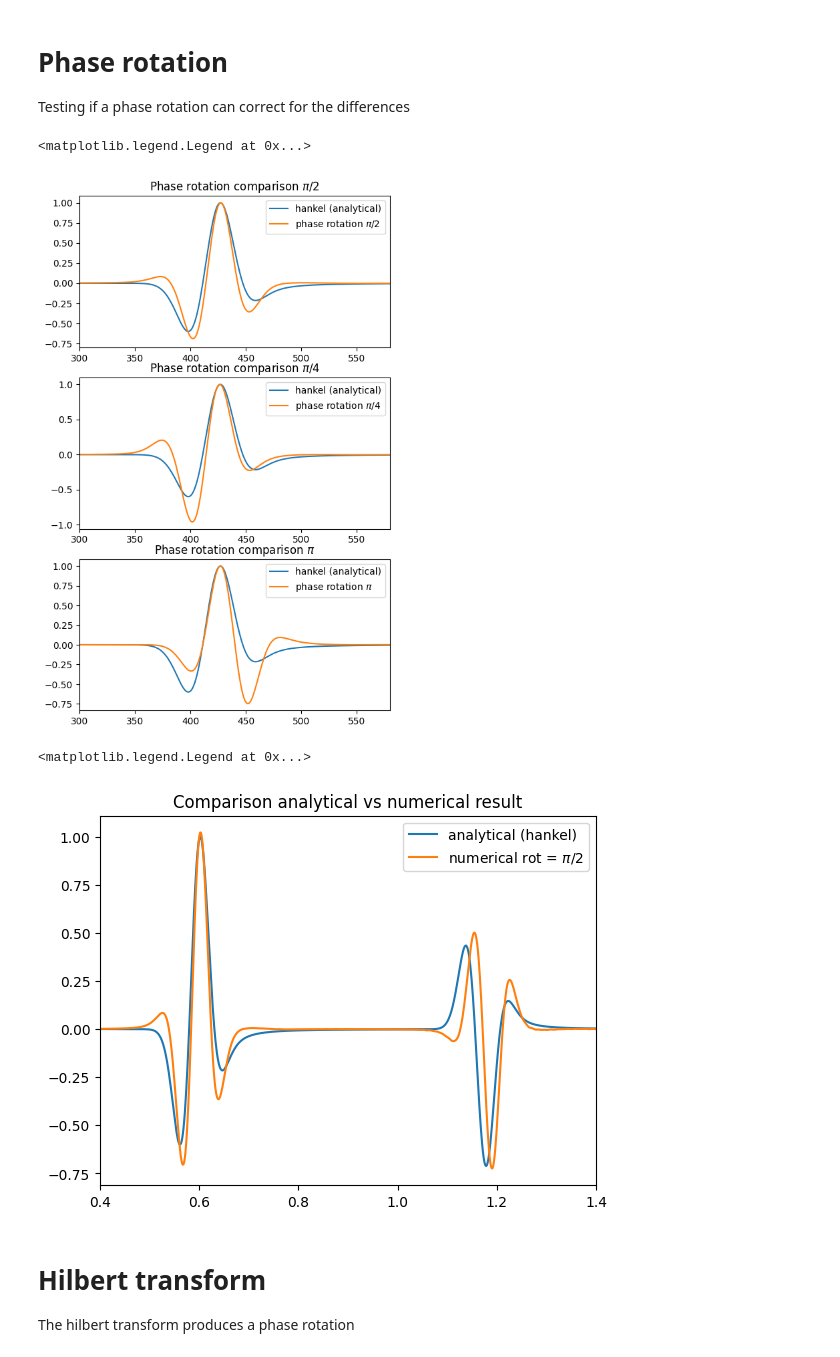
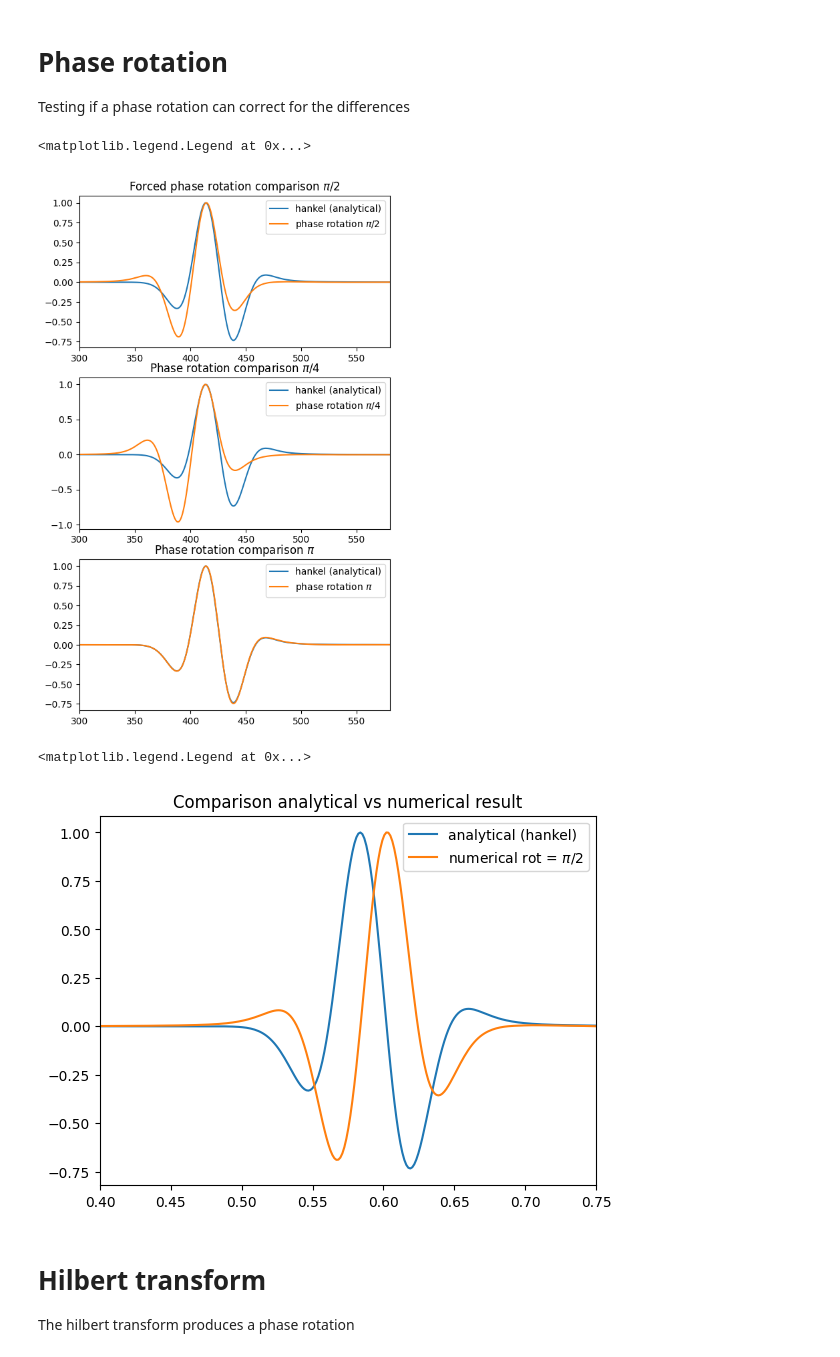
Before and after one commit to vcabiativapico/codes_py_PhD, a Jupyter notebook: Solution_analytique_Hankel/hankel_notebook-Copy1.ipynb, the cells around one changed output. Cells and saved outputs as stored; diff of their text form; code cells hidden in the pictures.

```diff
--- a/Solution_analytique_Hankel/hankel_notebook-Copy1.ipynb
+++ b/Solution_analytique_Hankel/hankel_notebook-Copy1.ipynb
@@ -115,7 +116,7 @@ plot_table(inp_flat.T,'Velocity model')
 # %%
 # Read the shot gathers from numerical modelling
 # Reads the data according to the parameters
-if dt == 1.41e-3:
+if sel == 0:
     '''for dt = 1.41e-3'''
     fl3 = 'input/dt141_t1_obs_000301.dat'
     inp3 = readbin(fl3, no, nt)
@@ -162,7 +163,9 @@ def defwsrc(fmax, dt, lent):
 
 # Parameters of the analytical source wavelet
 fmax = 25
-wsrc = defwsrc(fmax, dt,nt-nws)  # lengthen wavelet
+nt2 = nt - (nws-1) / 2
+nt_len = int((nt2+1) * 2)
+wsrc = defwsrc(fmax, dt,nt_len - nws+1)  # lengthen wavelet to nt of the numerical solution
 wsrc_org = defwsrc(fmax, dt,0) # original wavelet
 
 
@@ -234,7 +246,7 @@ def hankel_wave_prop(d_src, d_rec, delta_v):
     hk = np.zeros((nf),dtype='complex')
 
     for ix in tqdm(range(0,nx)):
-        for iz in range(51,99):
+        for iz in range(51,99+1):
             hk += (1j / 4. * hankel1(0., d_src[ix, iz] * -aw2 / v0)) * delta_v[ix, iz]\
                     * (1j / 4. * hankel1(0., d_rec[ix, iz] * -aw2 / v0))
     return hk
@@ -261,9 +273,9 @@ $$\delta_p (s,r,\omega) = \cancel{(i \omega)²}  S(\omega) \ hk $$
 %%time
 wsrcf = np.fft.fft(wsrc)
 
-dp_f = hk * wsrcf * -(aw2**2)
+# dp_f = hk * wsrcf * -(aw2**2)
 
-# dp_f = hk * wsrcf
+dp_f = hk * wsrcf * (1j*aw2)**3
 
 dp_t = np.real(np.fft.ifft(dp_f))
 # %% [output]
@@ -398,7 +422,7 @@ fig, (ax1, ax2,ax3) = plt.subplots(nrows=3, ncols=1,
 # ax1 = plt.subplot(311)
 ax1.plot(dp_t_corr, label='hankel (analytical)')
 ax1.plot(tr_ph90_fit, label='phase rotation $\pi/2$')
-ax1.set_title('Phase rotation comparison $\pi/2$')
+ax1.set_title('Forced phase rotation comparison $\pi/2$')
 ax1.set_xlim(300,580)
 # ax1.set_xlim(0,1100)
 ax1.legend()
@@ -422,21 +446,21 @@ ax3.set_xlim(300,580)
 ax3.legend()
 # %% [output]
 <matplotlib.legend.Legend at 0x...>
-[figure, old version]
+[figure, new version]
 # %%
 # # Calculating the right time
 '''Calculates actual times according to wavelet after phase rotation'''
-tr3_norm = normalize(-tr3)
+
 t = np.arange(len(wsrc))*dt
 # at2 = np.arange(nt-1)*dt+ft
 plt.plot(t,dp_t_corr, label='analytical (hankel)')
-plt.plot(at[:-1],tr_ph90, label='numerical rot = $\pi/2$')
+plt.plot(at[:-1],normalize(tr_ph90), label='numerical rot = $\pi/2$')
 plt.title('Comparison analytical vs numerical result')
-plt.xlim(0.4,1.4)
+plt.xlim(0.4,0.75)
 plt.legend()
 # %% [output]
 <matplotlib.legend.Legend at 0x...>
-[figure, old version]
+[figure, new version]
 # %% [markdown]
 # Hilbert transform
 
```
Also changed, not shown: parts of 23 cells of this notebook, 41 other files.
